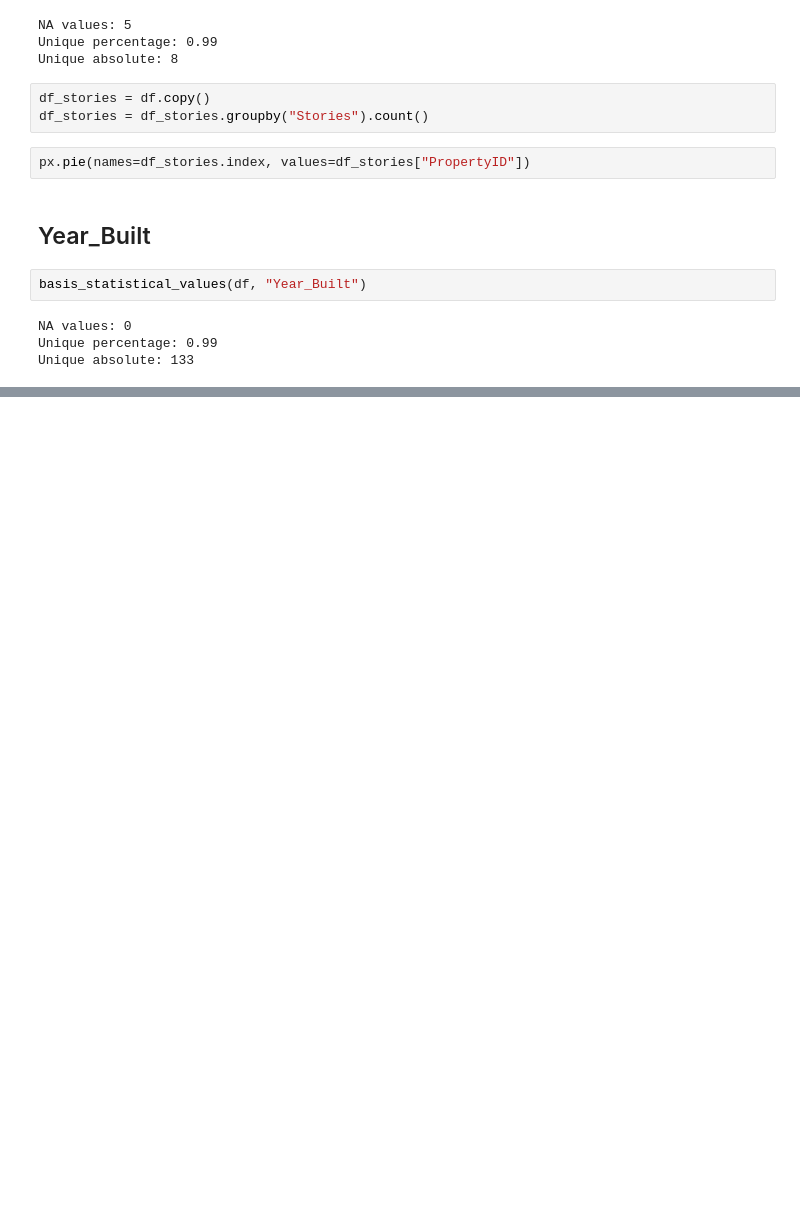
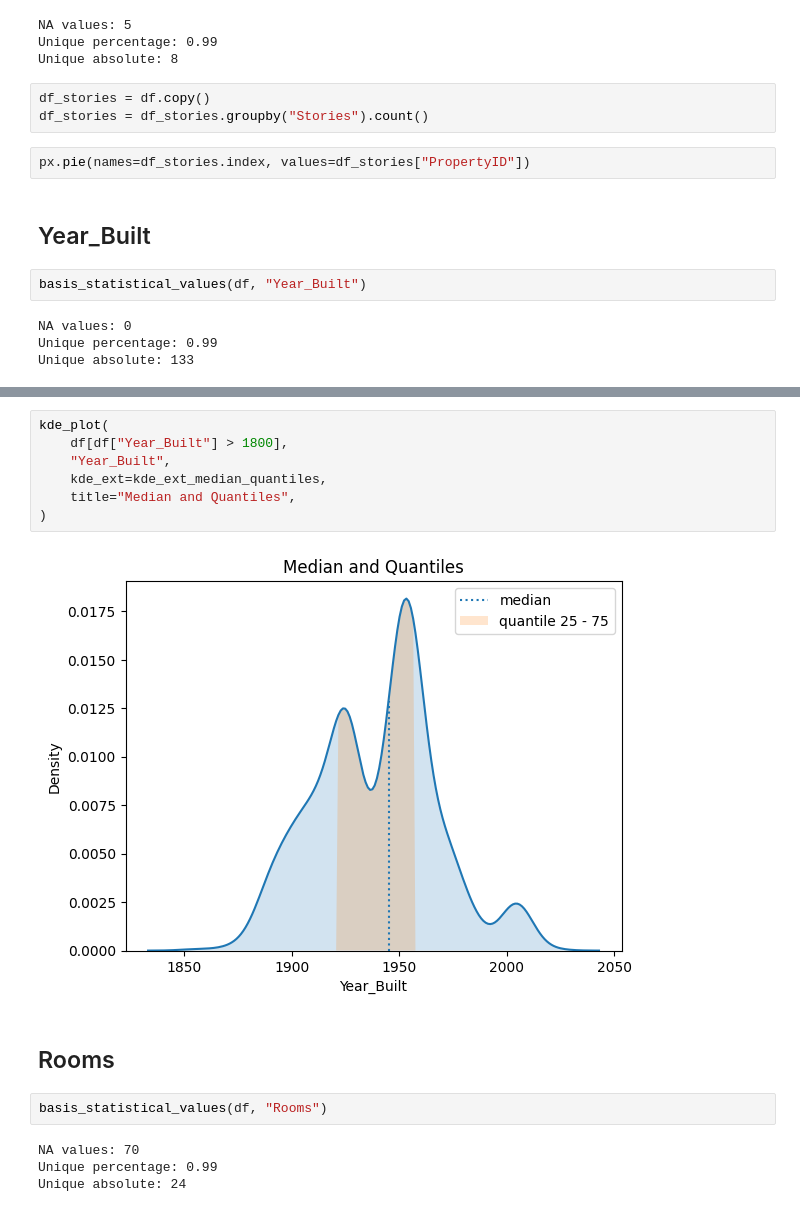
Before and after one commit to Flixner/Property-Sales-Prediction, a Jupyter notebook: eda.ipynb, the cells around one changed output, grey strips where cells are left out. Cells and saved outputs as stored; diff of their text form; blank space fills up the shorter version.

Commit message:
added eda for rooms

```diff
--- a/eda.ipynb
+++ b/eda.ipynb
@@ -604,0 +650,17 @@ NameError: name 'sns' is not defined
+# %%
+kde_plot(
+    df[df["Year_Built"] > 1800],
+    "Year_Built",
+    kde_ext=kde_ext_median_quantiles,
+    title="Median and Quantiles",
+)
+# %% [output]
+[figure, added]
+# %% [markdown]
+## Rooms
+# %%
+basis_statistical_values(df, "Rooms")
+# %% [output]
+NA values: 70
+Unique percentage: 0.99
+Unique absolute: 24
```
Also changed, not shown: parts of 11 cells of this notebook.
